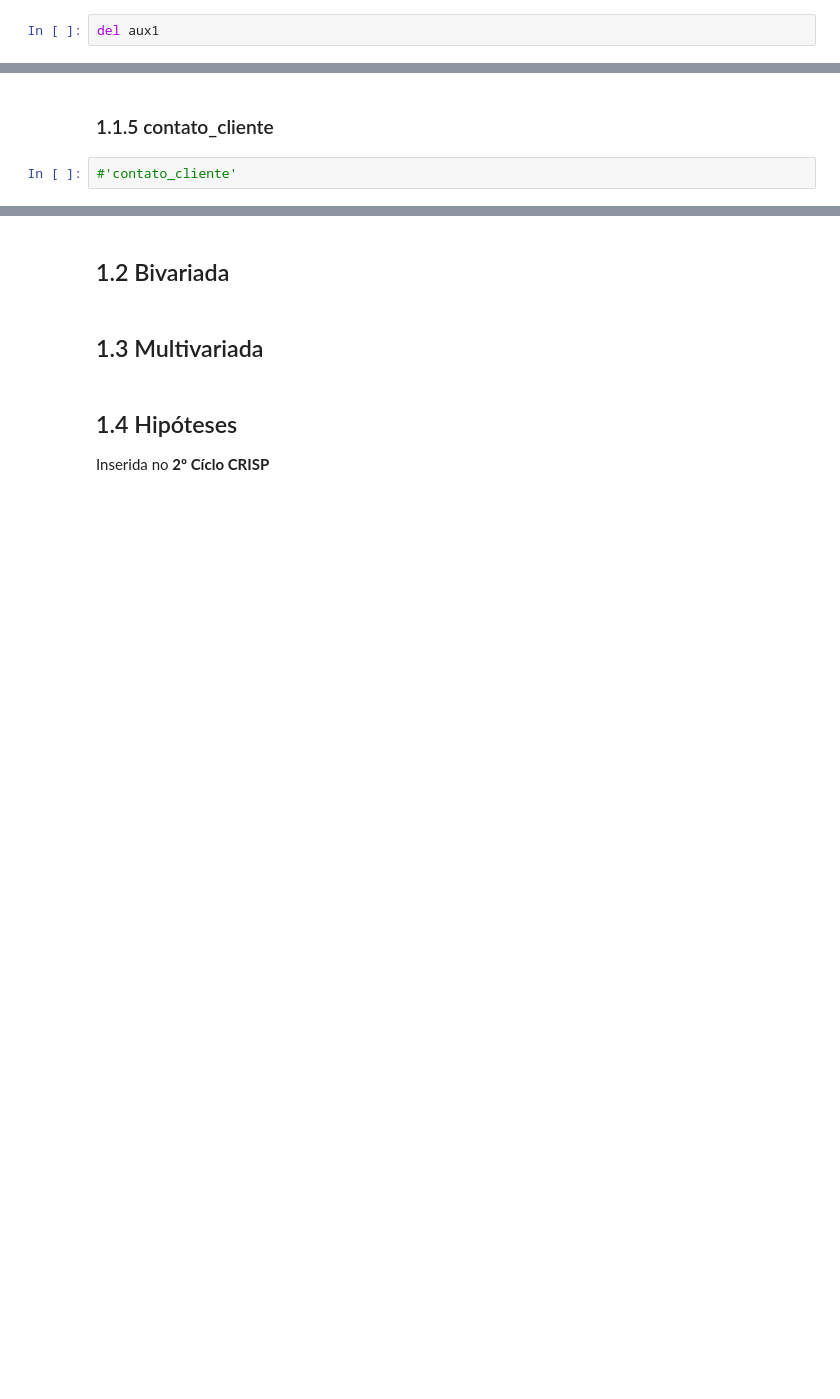
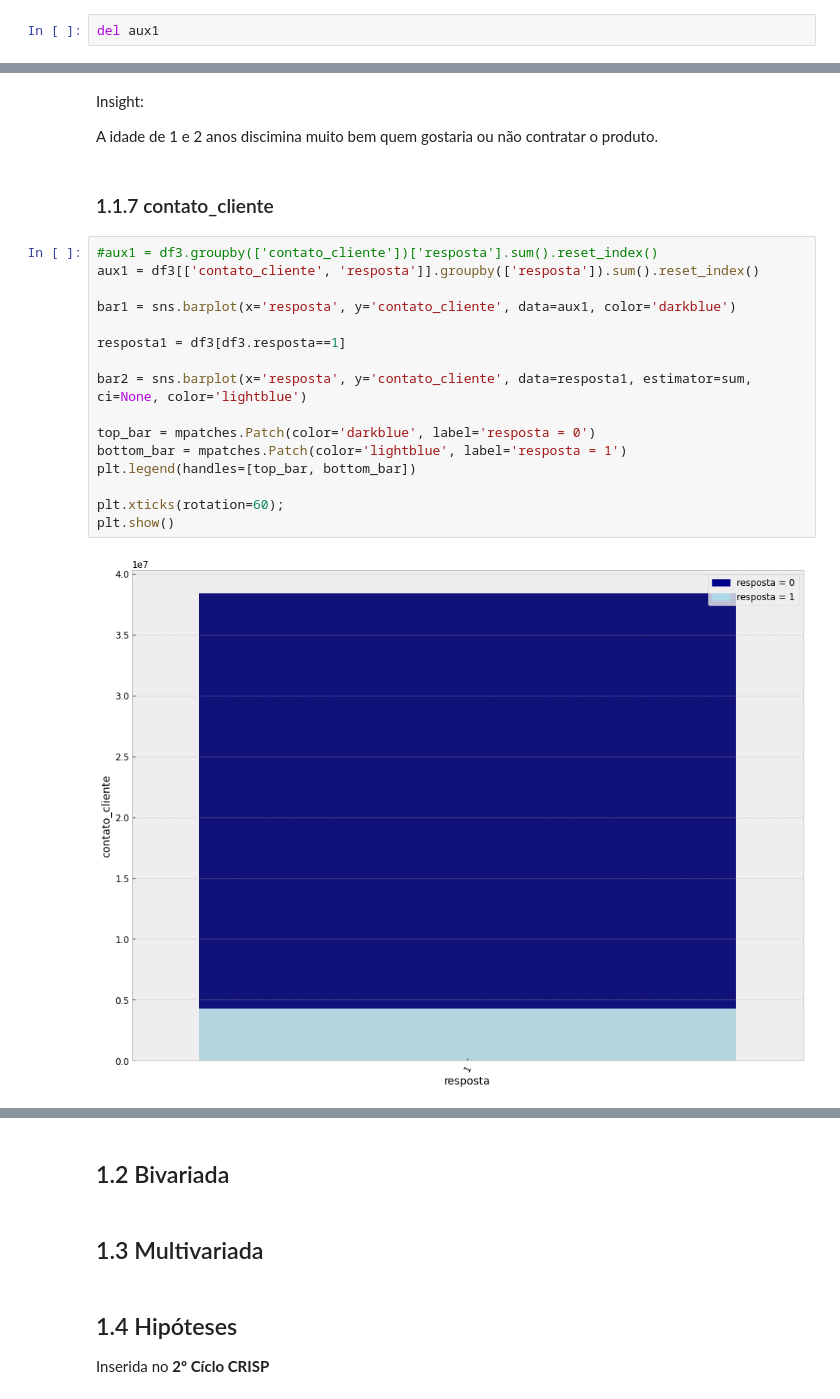
Before and after one commit to Gabrielnbr/estudo_pa004, a Jupyter notebook: notebooks/3.1.a-gabriel-eda.ipynb, the cells around one changed output, grey strips where cells are left out. Cells and saved outputs as stored; diff of their text form; blank space fills up the shorter version.

```diff
--- a/notebooks/3.1.1-gabriel-eda.ipynb
+++ b/notebooks/3.1.a-gabriel-eda.ipynb
@@ -195,4 +226,24 @@ del aux1
+# %% [markdown]
+Insight:
+
+A idade de 1 e 2 anos discimina muito bem quem gostaria ou não contratar o produto.
 # %% [markdown]
-### 1.1.5 contato_cliente
+### 1.1.7 contato_cliente
-# %%
-#'contato_cliente'
+# %%
+#aux1 = df3.groupby(['contato_cliente'])['resposta'].sum().reset_index()
+aux1 = df3[['contato_cliente', 'resposta']].groupby(['resposta']).sum().reset_index()
+
+bar1 = sns.barplot(x='resposta', y='contato_cliente', data=aux1, color='darkblue')
+
+resposta1 = df3[df3.resposta==1]
+
+bar2 = sns.barplot(x='resposta', y='contato_cliente', data=resposta1, estimator=sum, ci=None, color='lightblue')
+
+top_bar = mpatches.Patch(color='darkblue', label='resposta = 0')
+bottom_bar = mpatches.Patch(color='lightblue', label='resposta = 1')
+plt.legend(handles=[top_bar, bottom_bar])
+
+plt.xticks(rotation=60);
+plt.show()
+# %% [output]
+[figure, added]
```
Also changed, not shown: parts of 32 cells of this notebook.
